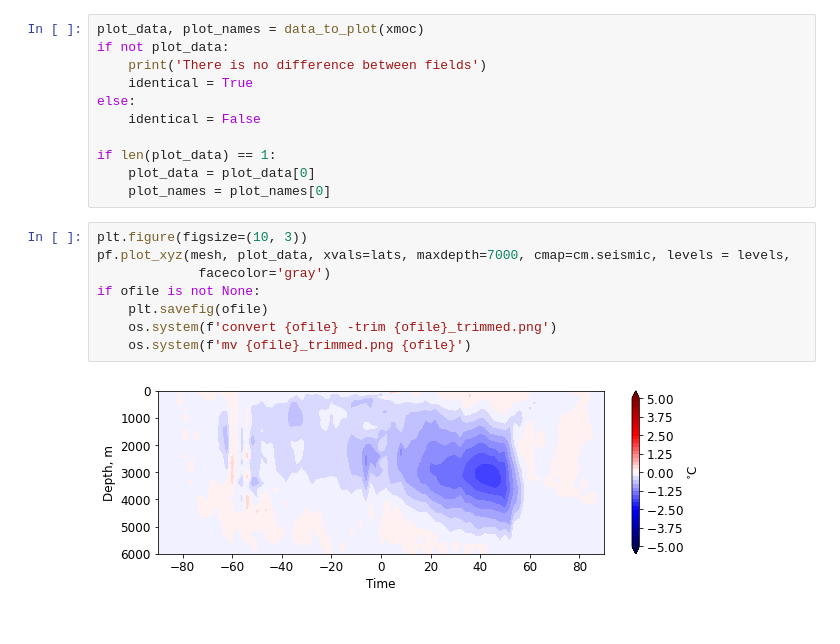
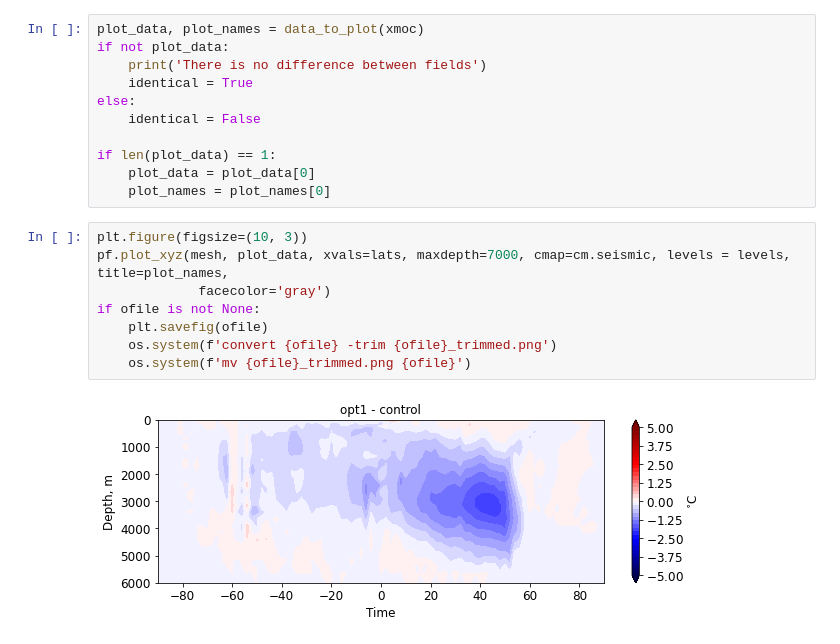
Before and after one commit to FESOM/fdiag, a Jupyter notebook: templates/xmoc_difference.ipynb, the cells around one changed output. Saved outputs shown, nothing was run; the diff lists cells and outputs as text.

```diff
--- a/templates/xmoc_difference.ipynb
+++ b/templates/xmoc_difference.ipynb
@@ -89,11 +89,11 @@ if len(plot_data) == 1:
     plot_names = plot_names[0]
 # %%
 plt.figure(figsize=(10, 3))
-pf.plot_xyz(mesh, plot_data, xvals=lats, maxdepth=7000, cmap=cm.seismic, levels = levels,
+pf.plot_xyz(mesh, plot_data, xvals=lats, maxdepth=7000, cmap=cm.seismic, levels = levels, title=plot_names,
              facecolor='gray')
 if ofile is not None:
     plt.savefig(ofile)
     os.system(f'convert {ofile} -trim {ofile}_trimmed.png')
     os.system(f'mv {ofile}_trimmed.png {ofile}')
 # %% [output]
-[figure, old version]
+[figure, new version]
```
Also changed, not shown: 3 other files.
